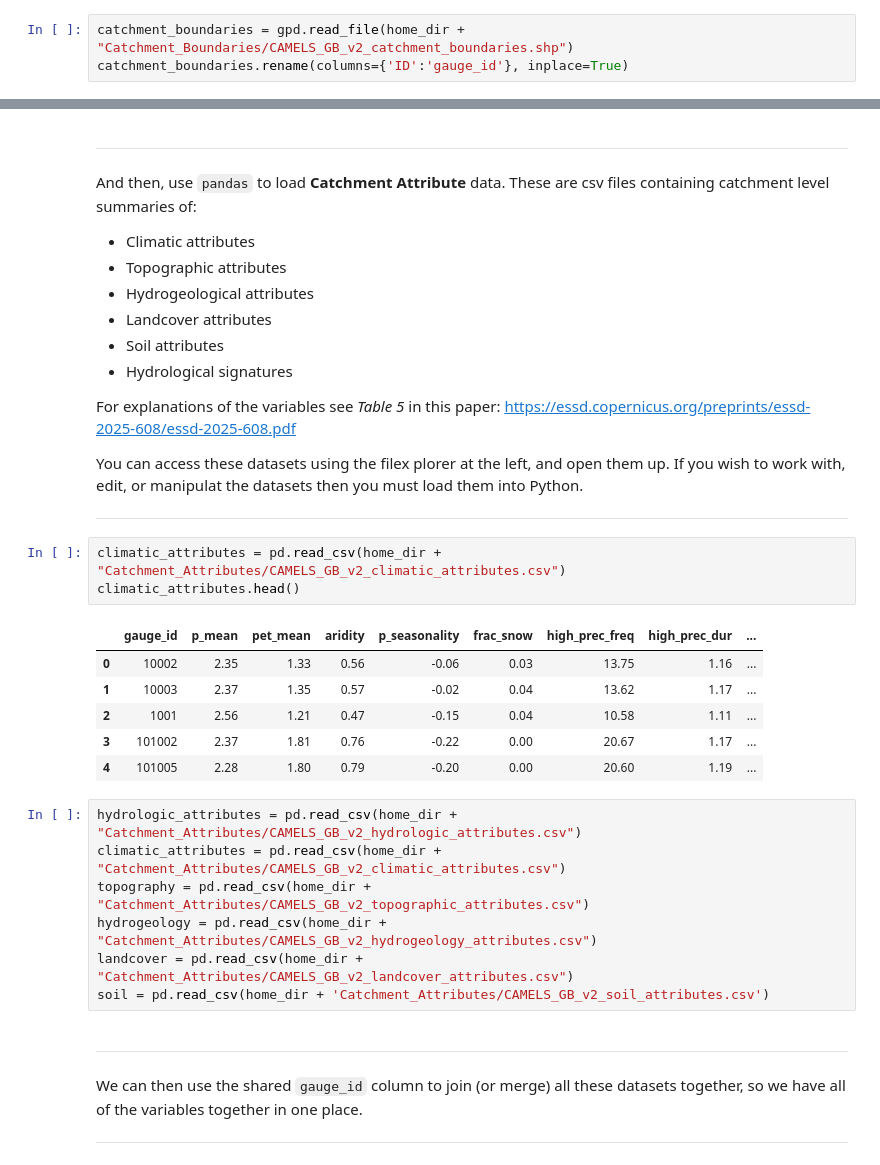
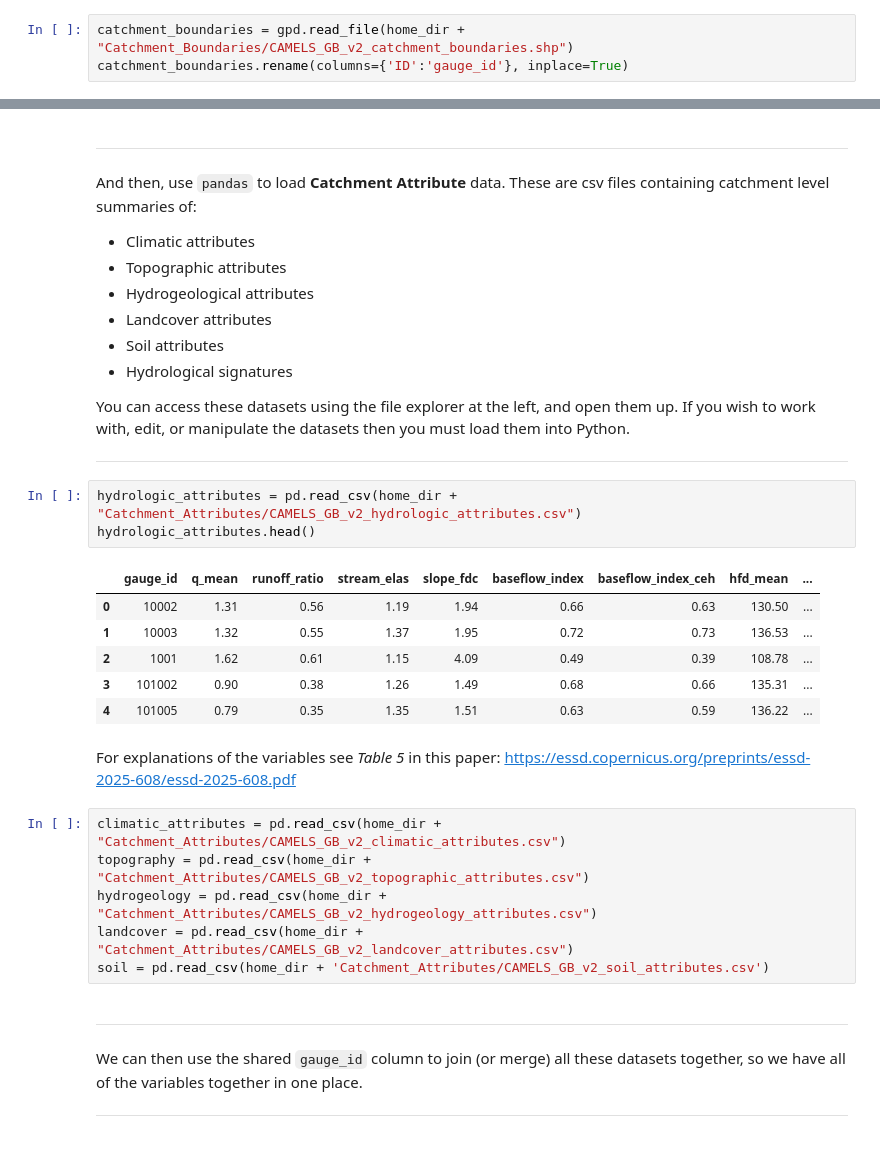
Before and after one commit to NERC-CEH/UKCEH_Summer_School, a Jupyter notebook: Workshop_6/Workshop6.ipynb, the cells around one changed output, grey strips where cells are left out. Saved outputs shown, nothing was run; the diff lists cells and outputs as text.

```diff
--- a/Workshop_6/Workshop6.ipynb
+++ b/Workshop_6/Workshop6.ipynb
@@ -268,23 +245,22 @@ And then, use  `pandas` to load **Catchment Attribute** data. These are csv file
 - Soil attributes
 - Hydrological signatures
 
-For explanations of the variables see _Table 5_ in this paper: https://essd.copernicus.org/preprints/essd-2025-608/essd-2025-608.pdf
-
-You can access these datasets using the filex plorer at the left, and open them up. If you wish to work with, edit, or manipulat the datasets then you must load them into Python.
+You can access these datasets using the file explorer at the left, and open them up. If you wish to work with, edit, or manipulate the datasets then you must load them into Python.
 
 ---
 # %%
-climatic_attributes = pd.read_csv(home_dir + "Catchment_Attributes/CAMELS_GB_v2_climatic_attributes.csv")
-climatic_attributes.head()
+hydrologic_attributes = pd.read_csv(home_dir + "Catchment_Attributes/CAMELS_GB_v2_hydrologic_attributes.csv")
+hydrologic_attributes.head()
 # %% [output]
-|  | gauge_id | p_mean | pet_mean | aridity | p_seasonality | frac_snow | high_prec_freq | high_prec_dur | ... |
-| 0 | 10002 | 2.35 | 1.33 | 0.56 | -0.06 | 0.03 | 13.75 | 1.16 | ... |
-| 1 | 10003 | 2.37 | 1.35 | 0.57 | -0.02 | 0.04 | 13.62 | 1.17 | ... |
-| 2 | 1001 | 2.56 | 1.21 | 0.47 | -0.15 | 0.04 | 10.58 | 1.11 | ... |
-| 3 | 101002 | 2.37 | 1.81 | 0.76 | -0.22 | 0.00 | 20.67 | 1.17 | ... |
-| 4 | 101005 | 2.28 | 1.80 | 0.79 | -0.20 | 0.00 | 20.60 | 1.19 | ... |
+|  | gauge_id | q_mean | runoff_ratio | stream_elas | slope_fdc | baseflow_index | baseflow_index_ceh | hfd_mean | ... |
+| 0 | 10002 | 1.31 | 0.56 | 1.19 | 1.94 | 0.66 | 0.63 | 130.50 | ... |
+| 1 | 10003 | 1.32 | 0.55 | 1.37 | 1.95 | 0.72 | 0.73 | 136.53 | ... |
+| 2 | 1001 | 1.62 | 0.61 | 1.15 | 4.09 | 0.49 | 0.39 | 108.78 | ... |
+| 3 | 101002 | 0.90 | 0.38 | 1.26 | 1.49 | 0.68 | 0.66 | 135.31 | ... |
+| 4 | 101005 | 0.79 | 0.35 | 1.35 | 1.51 | 0.63 | 0.59 | 136.22 | ... |
+# %% [markdown]
+For explanations of the variables see _Table 5_ in this paper: https://essd.copernicus.org/preprints/essd-2025-608/essd-2025-608.pdf
 # %%
-hydrologic_attributes = pd.read_csv(home_dir + "Catchment_Attributes/CAMELS_GB_v2_hydrologic_attributes.csv")
 climatic_attributes = pd.read_csv(home_dir + "Catchment_Attributes/CAMELS_GB_v2_climatic_attributes.csv")
 topography = pd.read_csv(home_dir + "Catchment_Attributes/CAMELS_GB_v2_topographic_attributes.csv")
 hydrogeology = pd.read_csv(home_dir + "Catchment_Attributes/CAMELS_GB_v2_hydrogeology_attributes.csv")
```
Also changed, not shown: parts of 34 cells of this notebook.
